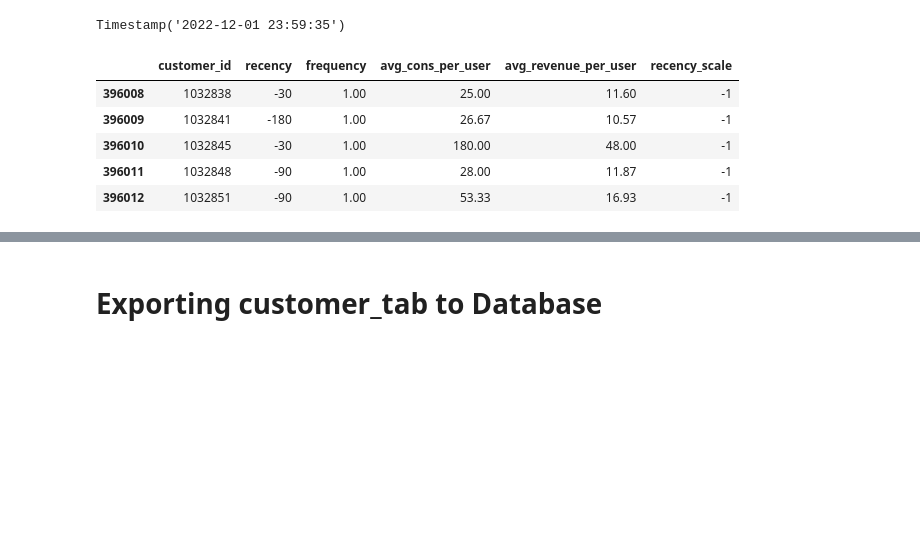
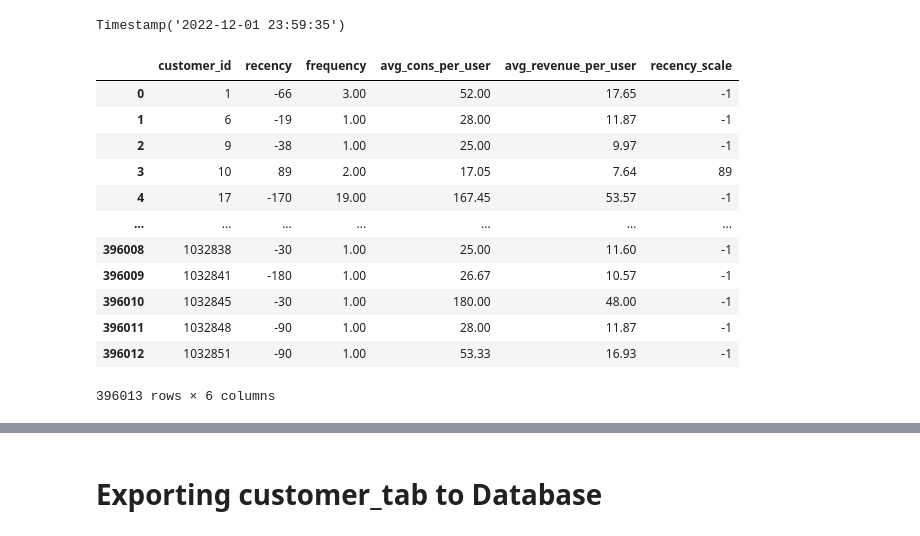
Before and after one commit to Oskareh/capstone, a Jupyter notebook: analysis_process_moo.ipynb, the cells around one changed output, grey strips where cells are left out. Drawn from its saved outputs; the diff is of its cells as text; code cells hidden in the pictures; blank space fills up the shorter version.

```diff
--- a/analysis_process_moo.ipynb
+++ b/analysis_process_moo.ipynb
@@ -505,4 +526,7 @@ customer_tab = sales_prod_df.groupby('cusomer_id', as_index=False).agg({'volume'
                                                 })
 # %%
 # Renaming customer_tab columns
-customer_tab.columns=['customer_id','sum_of_volume', 'difference_days', 'total_revenue']
+customer_tab.columns=['customer_id','sum_of_volume', 'total_revenue']
+# %%
+customer_tab = customer_tab.merge(df_days, left_on='customer_id', right_on='cusomer_id', how='left')
+customer_tab
@@ -509,3 +563,8 @@ customer_tab.columns=['customer_id','sum_of_volume', 'difference_days', 'total_r
+# %%
+customer_tab = customer_tab[['customer_id','sum_of_volume','total_revenue','transaction_date']]
+# %%
+# Renaming customer_tab columns
+customer_tab.columns=['customer_id','sum_of_volume', 'total_revenue','difference_days']
 # %%
 # Calculating ACPU
 customer_tab['avg_cons_per_user'] = customer_tab['sum_of_volume']/(customer_tab['difference_days']/30)
@@ -534,11 +609,18 @@ customer_tab = customer_tab[['customer_id','recency','frequency','avg_cons_per_u
 # %%
 customer_tab['recency_scale'] = customer_tab['recency'].apply(lambda x: -1 if x < 0 else x)
 # %%
-customer_tab.tail(5)
+customer_tab
 # %% [output]
 |  | customer_id | recency | frequency | avg_cons_per_user | avg_revenue_per_user | recency_scale |
+| 0 | 1 | -66 | 3.00 | 52.00 | 17.65 | -1 |
+| 1 | 6 | -19 | 1.00 | 28.00 | 11.87 | -1 |
+| 2 | 9 | -38 | 1.00 | 25.00 | 9.97 | -1 |
+| 3 | 10 | 89 | 2.00 | 17.05 | 7.64 | 89 |
+| 4 | 17 | -170 | 19.00 | 167.45 | 53.57 | -1 |
+| ... | ... | ... | ... | ... | ... | ... |
 | 396008 | 1032838 | -30 | 1.00 | 25.00 | 11.60 | -1 |
 | 396009 | 1032841 | -180 | 1.00 | 26.67 | 10.57 | -1 |
 | 396010 | 1032845 | -30 | 1.00 | 180.00 | 48.00 | -1 |
 | 396011 | 1032848 | -90 | 1.00 | 28.00 | 11.87 | -1 |
 | 396012 | 1032851 | -90 | 1.00 | 53.33 | 16.93 | -1 |
+396013 rows × 6 columns
```
Also changed, not shown: parts of 10 cells of this notebook.
